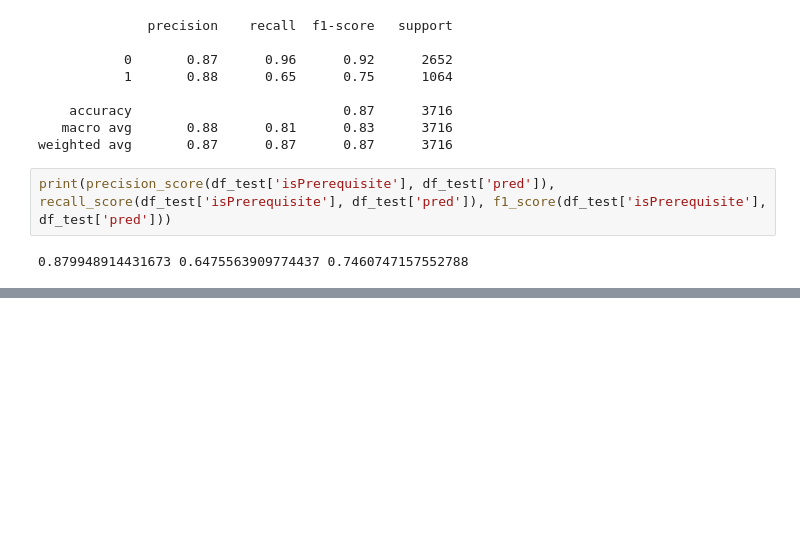
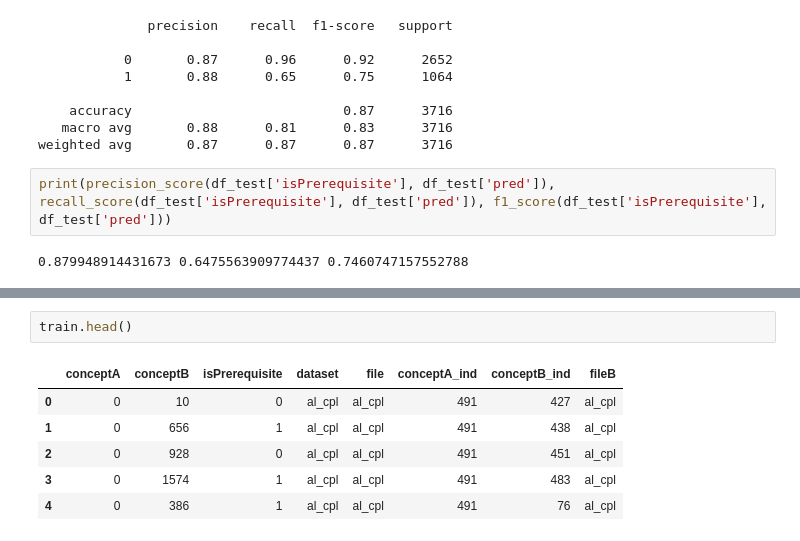
Before and after one commit to LukaJinc/bachelor-project-prerequisite-learning, a Jupyter notebook: AKD/akd_notebook.ipynb, the cells around one changed output, grey strips where cells are left out. Drawn from its saved outputs; the diff is of its cells as text; blank space fills up the shorter version.

```diff
--- a/AKD/akd_notebook.ipynb
+++ b/AKD/akd_notebook.ipynb
@@ -343,0 +483,9 @@ print(precision_score(df_test['isPrerequisite'], df_test['pred']), recall_score(
+# %%
+train.head()
+# %% [output]
+|  | conceptA | conceptB | isPrerequisite | dataset | file | conceptA_ind | conceptB_ind | fileB |
+| 0 | 0 | 10 | 0 | al_cpl | al_cpl | 491 | 427 | al_cpl |
+| 1 | 0 | 656 | 1 | al_cpl | al_cpl | 491 | 438 | al_cpl |
+| 2 | 0 | 928 | 0 | al_cpl | al_cpl | 491 | 451 | al_cpl |
+| 3 | 0 | 1574 | 1 | al_cpl | al_cpl | 491 | 483 | al_cpl |
+| 4 | 0 | 386 | 1 | al_cpl | al_cpl | 491 | 76 | al_cpl |
```
Also changed, not shown: parts of 12 cells of this notebook, 14 other files.
